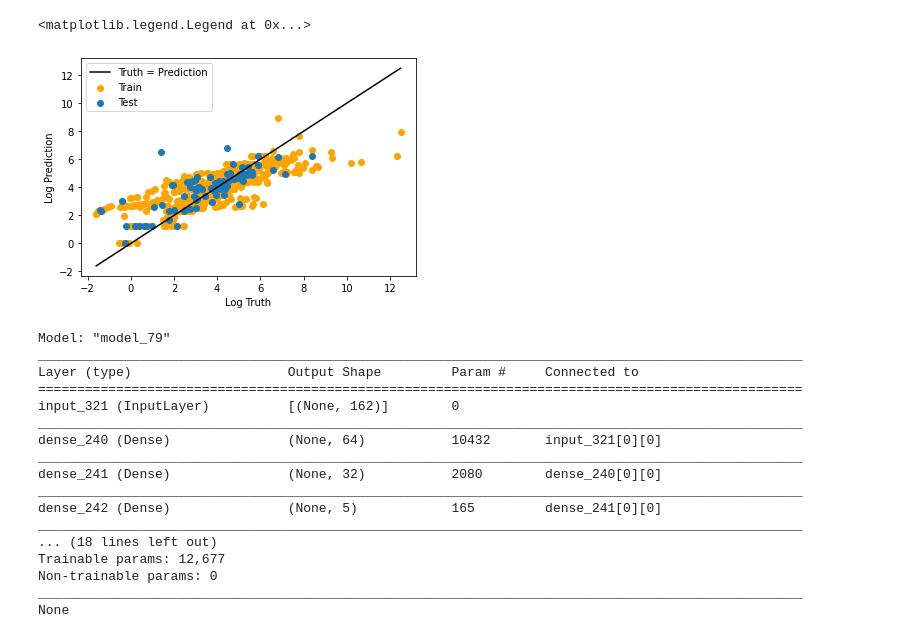
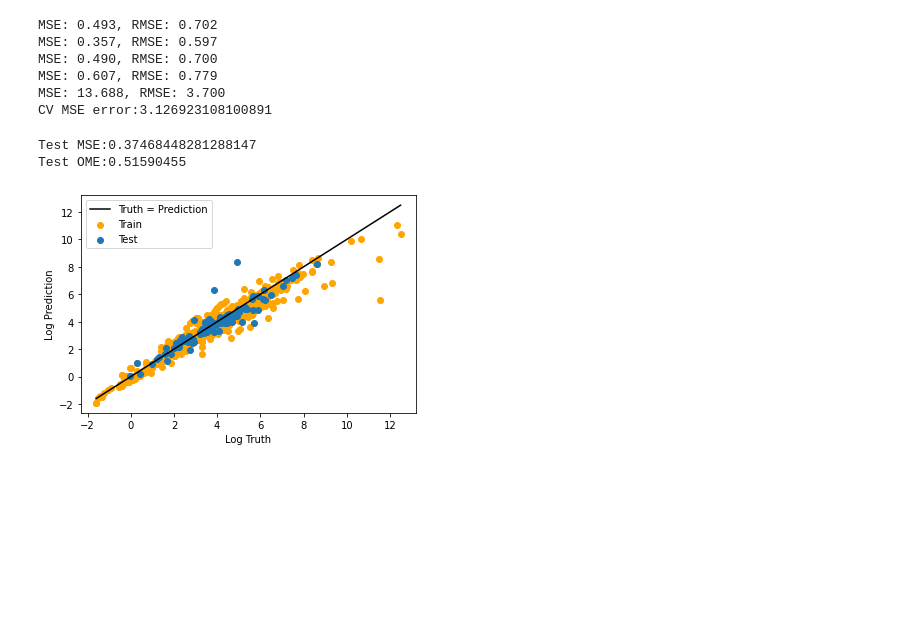
Before and after one commit to ajain300/Melt_Viscosity_Predictor, a Jupyter notebook: viscosityNN.ipynb, the cells around one changed output. Cells and saved outputs as stored; diff of their text form; code cells hidden in the pictures; blank space fills up the shorter version.

Commit message:
viscNN work

```diff
--- a/viscosityNN.ipynb
+++ b/viscosityNN.ipynb
@@ -29,15 +68,23 @@ for i in data.index:
         #data = data.drop([i])
 # %%
 #cols.remove('Shear_Rate')
-filtered_data = data.loc[:, cols].dropna()
-X_tot = np.array(filtered_data.filter([c for c in cols if 'afp' in c or 'bfp' in c or 'mpf' in c or 'efp' in c]))
+filtered_data = data.loc[:, cols + ['Polymer', 'SHEAR', 'ZERO_SHEAR', 'log_Shear_Rate']].dropna(subset = ['Mw', 'Shear_Rate'])
+#X_tot = np.array(filtered_data.filter(fp_cols + ['SHEAR', 'ZERO_SHEAR']))
+X_tot = np.array(filtered_data.filter(fp_cols))
 tot_samples = X_tot.shape[0]
 Y_tot = np.array(filtered_data.loc[:,'Melt_Viscosity']).reshape((tot_samples,1))
 # %%
 logMw = np.array(filtered_data['Mw']).reshape((tot_samples,1))
-log_shear = np.array(filtered_data['Shear_Rate']).reshape((tot_samples,1))
+log_shear = np.array(filtered_data['log_Shear_Rate']).reshape((tot_samples,1))
+shear = np.array(filtered_data['Shear_Rate']).reshape((tot_samples,1))
 Temp = np.array(filtered_data['Temperature']).reshape((tot_samples,1))
-#scaler = MinMaxScaler(copy = False)
-#scaler.fit(Y_tot).transform(Y_tot);
-#scaler.fit(log_shear).transform(log_shear);
-#scaler.fit(Temp).transform(Temp);
+scaler = MinMaxScaler(copy = False)
+scaler.fit(X_tot).transform(X_tot);
+#y_scaler = MinMaxScaler(copy = False)
+#y_scaler.fit(Y_tot).transform(Y_tot);
+S_scaler = MinMaxScaler().fit(log_shear)
+log_shear = S_scaler.transform(log_shear)
+T_scaler = MinMaxScaler().fit(Temp)
+Temp = T_scaler.transform(Temp);
+M_scaler = MinMaxScaler().fit(logMw)
+logMw = M_scaler.transform(logMw);
@@ -97,0 +91,2 @@ model = m[error.index(min(error))]
+# %%
+XX, X_test, yy, y_test, M, M_test, S, S_test, T, T_test, train_ind, test_ind, shear_train, shear_test = train_test_split(X_tot, Y_tot, logMw, log_shear, Temp, range(tot_samples), shear, test_size= 0.10)
@@ -98,34 +109,33 @@ model = m[error.index(min(error))]
+# %%
+model = crossval_NN(create_ViscNN_comb, XX, yy, M, S, T, S_scaler, T_scaler, M_scaler, verbose = 1, random_state = 10)
+# %% [output]
+MSE: 0.493, RMSE: 0.702
+MSE: 0.357, RMSE: 0.597
+MSE: 0.490, RMSE: 0.700
+MSE: 0.607, RMSE: 0.779
+MSE: 13.688, RMSE: 3.700
+CV MSE error:3.126923108100891
 # %%
-plt.scatter(y_train, model.predict([X_train, M_train, S_train, T_train]), c = 'orange')
-plt.scatter(y_test,  model.predict([X_test, M_test, S_test, T_test]))
-#plt.scatter(scaler.inverse_transform(y_train), scaler.inverse_transform(model.predict([X_train, M_train, S_train, T_train])), c = 'orange')
-#plt.scatter(scaler.inverse_transform(y_test),  scaler.inverse_transform(model.predict([X_test, M_test, S_test, T_test])))
-plt.plot(np.linspace((min(y_train)[0]), (max(y_train)[0]), num = 2),np.linspace((min(y_train)[0]), (max(y_train)[0]), num = 2),'k-')
+#plt.scatter(yy, model.predict([XX, M, S, T]), c = 'orange')
+#plt.scatter(y_test,  model.predict([X_test, M_test, S_test, T_test]))
+#plt.scatter(yy, model.predict([XX, M_scaler.inverse_transform(M), S_scaler.inverse_transform(S), T_scaler.inverse_transform(T)]), c = 'orange')
+#plt.scatter(y_test, model.predict([X_test, M_scaler.inverse_transform(M_test), S_scaler.inverse_transform(S_test), T_scaler.inverse_transform(T_test)]))
+test_pred =  model.predict([X_test, M_test, S_test, T_test,M_scaler.inverse_transform(M_test), S_scaler.inverse_transform(S_test), T_scaler.inverse_transform(T_test)])
+train_pred = model.predict([XX, M, S, T, M_scaler.inverse_transform(M), S_scaler.inverse_transform(S), T_scaler.inverse_transform(T)])
+plt.scatter(yy, train_pred, c = 'orange')
+plt.scatter(y_test, test_pred)
+
+plt.plot(np.linspace((min(yy)[0]), (max(yy)[0]), num = 2),np.linspace((min(yy)[0]), (max(yy)[0]), num = 2),'k-')
 plt.ylabel('Log Prediction')
 plt.xlabel('Log Truth')
 plt.legend(['Truth = Prediction','Train','Test'])
 #rmse = metrics.RMSE(mean, yy)
 #mape = metrics.MAPE(mean, yy)
+#print("Test MSE:" + str(model.evaluate([X_test, M_scaler.inverse_transform(M_test), S_scaler.inverse_transform(S_test), T_scaler.inverse_transform(T_test)],y_test , verbose=0)))
+#print("Test OME:" + str(OME(model.predict([X_test, M_scaler.inverse_transform(M_test), S_scaler.inverse_transform(S_test), T_scaler.inverse_transform(T_test)]), y_test).numpy()))
+print("Test MSE:" + str(model.evaluate([X_test, M_test, S_test, T_test,M_scaler.inverse_transform(M_test), S_scaler.inverse_transform(S_test), T_scaler.inverse_transform(T_test)],y_test , verbose=0)))
+print("Test OME:" + str(OME(test_pred, y_test).numpy()))
 # %% [output]
-<matplotlib.legend.Legend at 0x...>
+Test MSE:0.37468448281288147
+Test OME:0.51590455
-[figure, old version]
+[figure, new version]
-# %%
-print(model.summary())
-# %% [output]
-Model: "model_79"
-__________________________________________________________________________________________________
-Layer (type)                    Output Shape         Param #     Connected to
-==================================================================================================
-input_321 (InputLayer)          [(None, 162)]        0
-__________________________________________________________________________________________________
-dense_240 (Dense)               (None, 64)           10432       input_321[0][0]
-__________________________________________________________________________________________________
-dense_241 (Dense)               (None, 32)           2080        dense_240[0][0]
-__________________________________________________________________________________________________
-dense_242 (Dense)               (None, 5)            165         dense_241[0][0]
-__________________________________________________________________________________________________
-... (18 lines left out)
-Trainable params: 12,677
-Non-trainable params: 0
-__________________________________________________________________________________________________
-None
```
Also changed, not shown: parts of 33 cells of this notebook, 12 other files.
